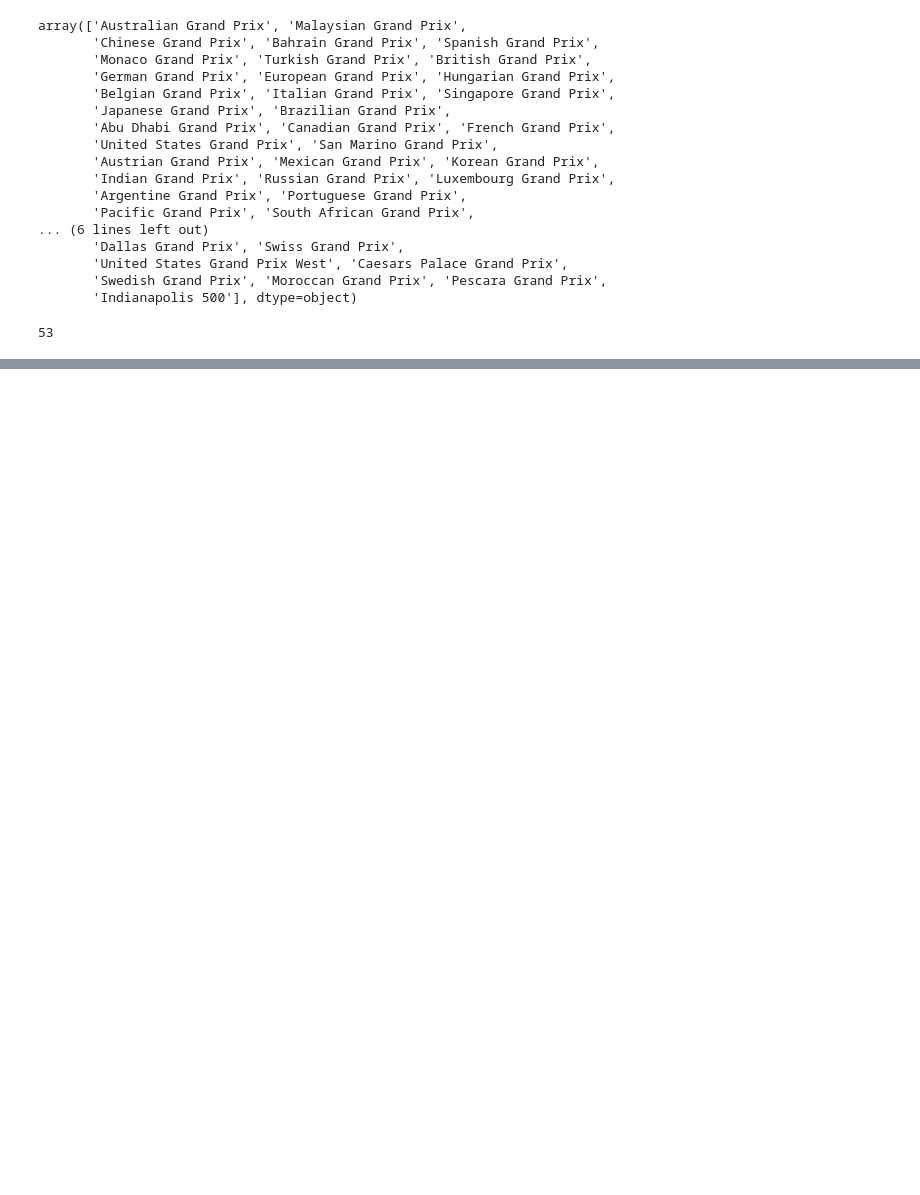
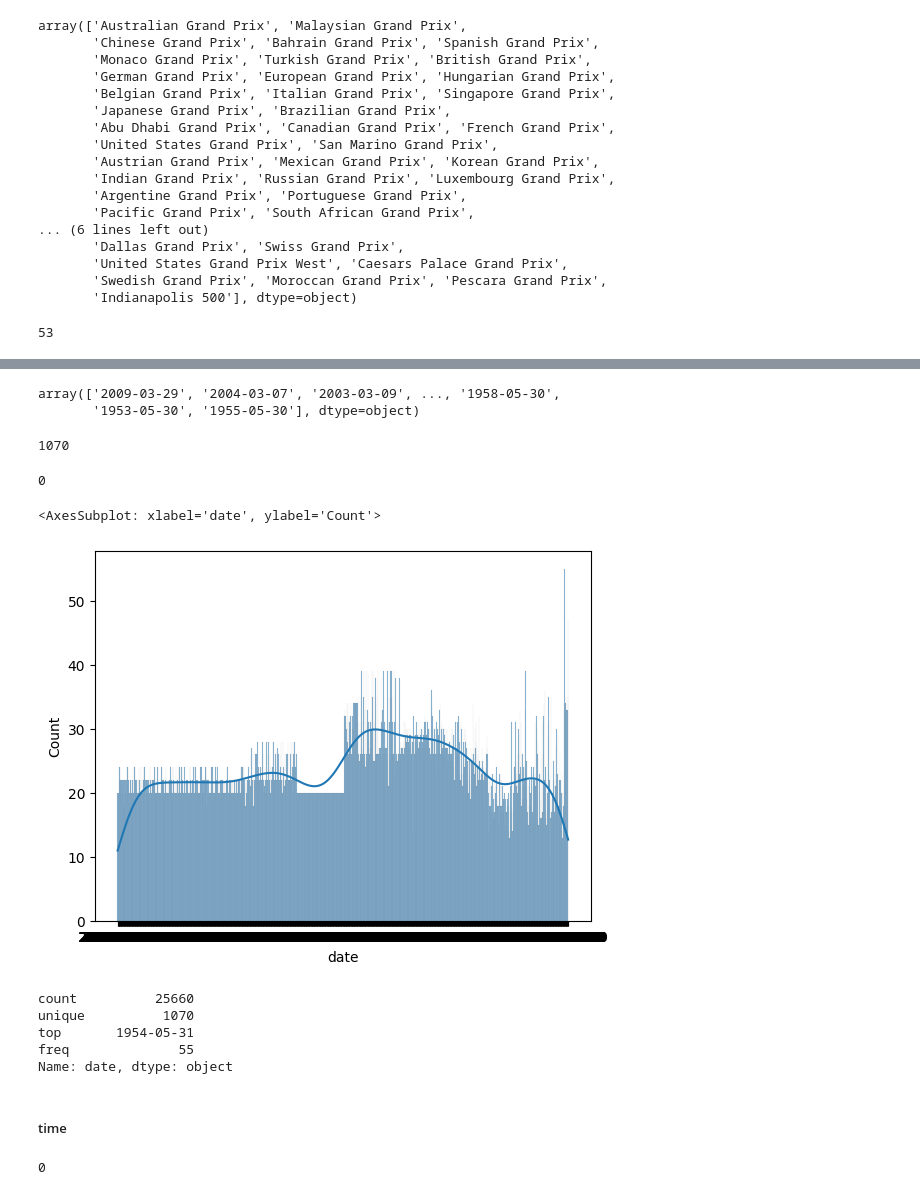
Before and after one commit to Nipun-Gupta26/ML-Project, a Jupyter notebook: eda.ipynb, the cells around one changed output, grey strips where cells are left out. Saved outputs shown, nothing was run; the diff lists cells and outputs as text; code cells hidden in the pictures; blank space fills up the shorter version.

```diff
--- a/eda.ipynb
+++ b/eda.ipynb
@@ -244,0 +264,2 @@ temp.nunique()
+# %%
+temp = data['date']
@@ -244,0 +281,28 @@ temp.nunique()
+# %%
+temp.unique()
+# %% [output]
+array(['2009-03-29', '2004-03-07', '2003-03-09', ..., '1958-05-30',
+       '1953-05-30', '1955-05-30'], dtype=object)
+# %%
+temp.nunique()
+# %% [output]
+1070
+# %%
+temp.isnull().sum()
+# %% [output]
+0
+# %%
+sns.histplot(temp, kde = True)
+# %% [output]
+<AxesSubplot: xlabel='date', ylabel='Count'>
+[figure, added]
+# %%
+temp.describe()
+# %% [output]
+count          25660
+unique          1070
+top       1954-05-31
+freq              55
+Name: date, dtype: object
+# %% [markdown]
+##### time
@@ -244,0 +311,4 @@ temp.nunique()
+# %%
+temp.isnull().sum()
+# %% [output]
+0
```
Also changed, not shown: parts of 365 cells of this notebook.
